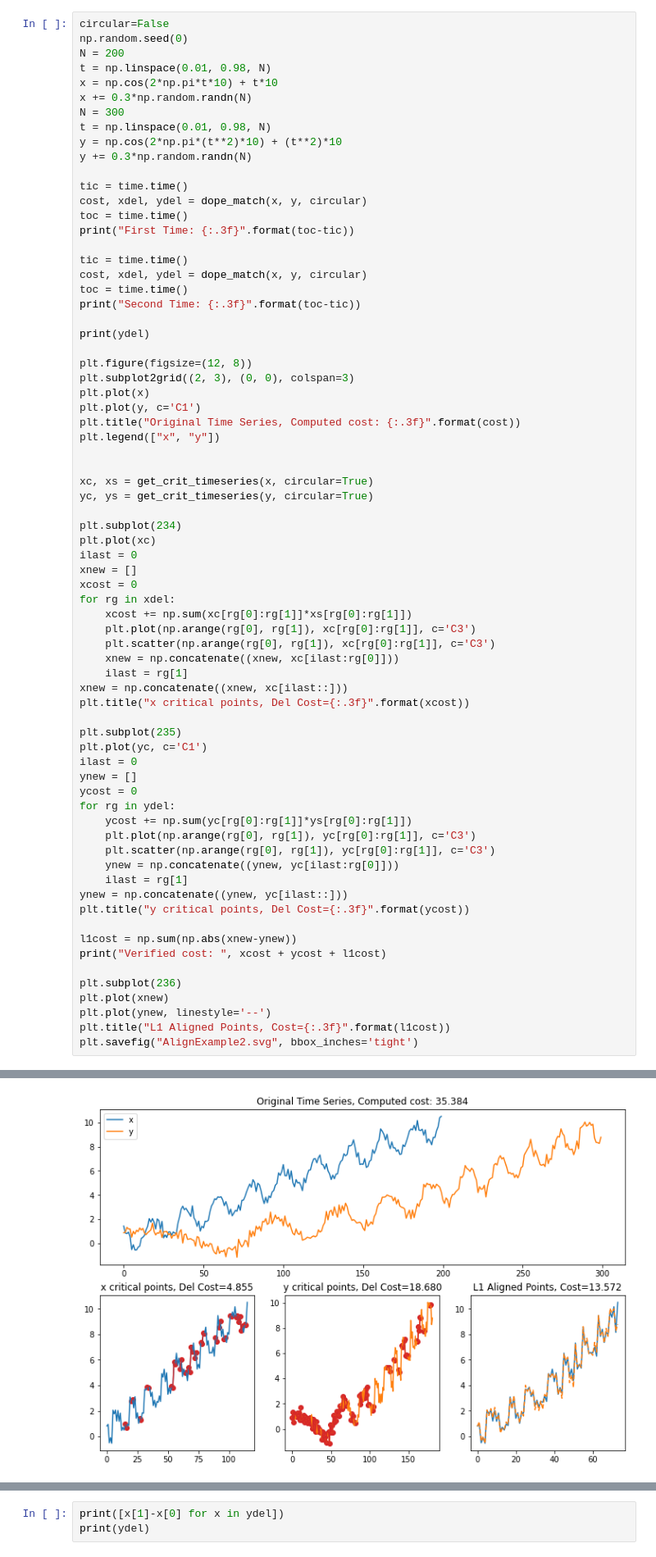
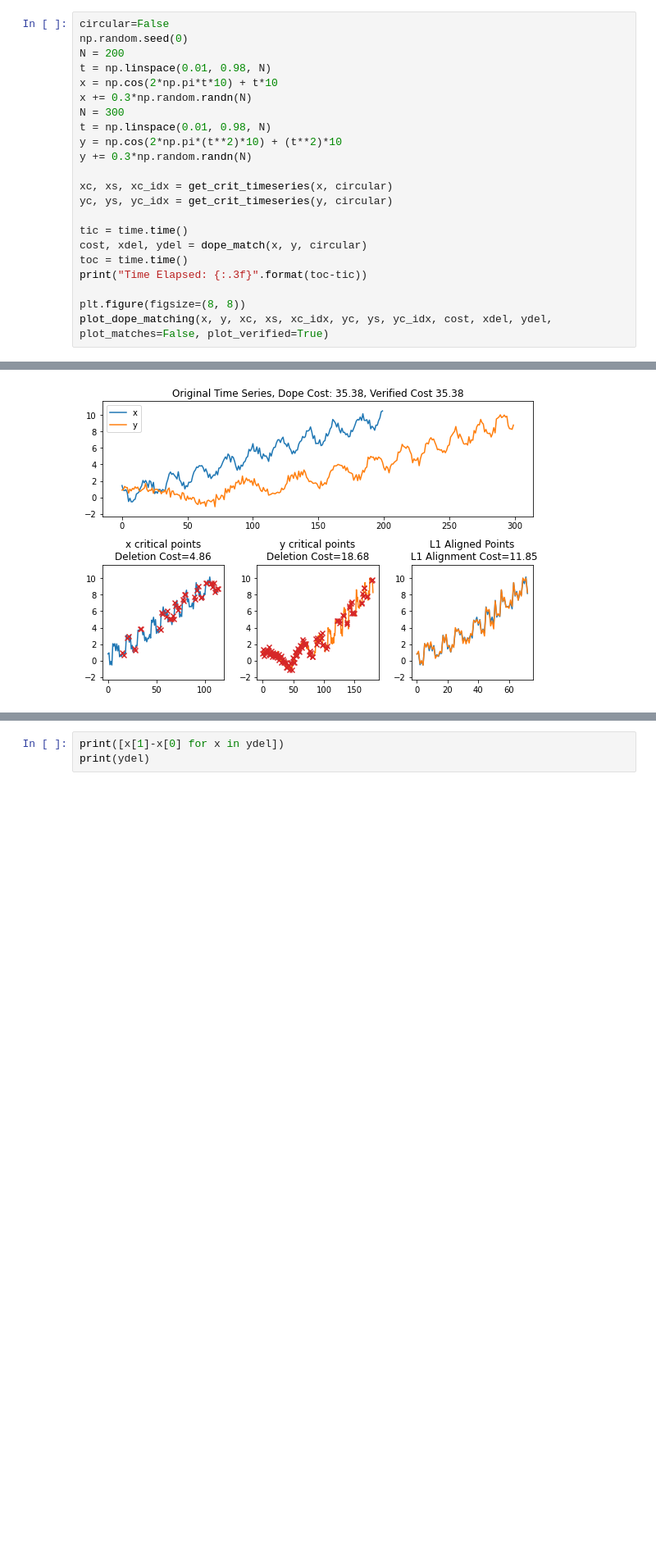
Before and after one commit to UrsinusREU2022MergeTrees/MergeTrees, a Jupyter notebook: notebooks/DOPE_Basics.ipynb, the cells around one changed output, grey strips where cells are left out. Shown: that part at 82% size. Cells and saved outputs as stored; diff of their text form; blank space fills up the shorter version.

Commit message:
Updating DOPE matching figures, and getting rid of some stuff I was doing for informativity plotting before

```diff
--- a/notebooks/DOPE_Basics.ipynb
+++ b/notebooks/DOPE_Basics.ipynb
@@ -21,63 +48,14 @@ t = np.linspace(0.01, 0.98, N)
 y = np.cos(2*np.pi*(t**2)*10) + (t**2)*10
 y += 0.3*np.random.randn(N)
 
-tic = time.time()
-cost, xdel, ydel = dope_match(x, y, circular)
-toc = time.time()
-print("First Time: {:.3f}".format(toc-tic))
+xc, xs, xc_idx = get_crit_timeseries(x, circular)
+yc, ys, yc_idx = get_crit_timeseries(y, circular)
 
 tic = time.time()
 cost, xdel, ydel = dope_match(x, y, circular)
 toc = time.time()
-print("Second Time: {:.3f}".format(toc-tic))
+print("Time Elapsed: {:.3f}".format(toc-tic))
 
-print(ydel)
-
-plt.figure(figsize=(12, 8))
-plt.subplot2grid((2, 3), (0, 0), colspan=3)
-plt.plot(x)
-plt.plot(y, c='C1')
-plt.title("Original Time Series, Computed cost: {:.3f}".format(cost))
-plt.legend(["x", "y"])
-
-
-xc, xs = get_crit_timeseries(x, circular=True)
-yc, ys = get_crit_timeseries(y, circular=True)
-
-plt.subplot(234)
-plt.plot(xc)
-ilast = 0
-xnew = []
-xcost = 0
-for rg in xdel:
-    xcost += np.sum(xc[rg[0]:rg[1]]*xs[rg[0]:rg[1]])
-    plt.plot(np.arange(rg[0], rg[1]), xc[rg[0]:rg[1]], c='C3')
-    plt.scatter(np.arange(rg[0], rg[1]), xc[rg[0]:rg[1]], c='C3')
-    xnew = np.concatenate((xnew, xc[ilast:rg[0]]))
-    ilast = rg[1]
-xnew = np.concatenate((xnew, xc[ilast::]))
-plt.title("x critical points, Del Cost={:.3f}".format(xcost))
-
-plt.subplot(235)
-plt.plot(yc, c='C1')
-ilast = 0
-ynew = []
-ycost = 0
-for rg in ydel:
-    ycost += np.sum(yc[rg[0]:rg[1]]*ys[rg[0]:rg[1]])
-    plt.plot(np.arange(rg[0], rg[1]), yc[rg[0]:rg[1]], c='C3')
-    plt.scatter(np.arange(rg[0], rg[1]), yc[rg[0]:rg[1]], c='C3')
-    ynew = np.concatenate((ynew, yc[ilast:rg[0]]))
-    ilast = rg[1]
-ynew = np.concatenate((ynew, yc[ilast::]))
-plt.title("y critical points, Del Cost={:.3f}".format(ycost))
-
-l1cost = np.sum(np.abs(xnew-ynew))
-print("Verified cost: ", xcost + ycost + l1cost)
-
-plt.subplot(236)
-plt.plot(xnew)
-plt.plot(ynew, linestyle='--')
-plt.title("L1 Aligned Points, Cost={:.3f}".format(l1cost))
-plt.savefig("AlignExample2.svg", bbox_inches='tight')
+plt.figure(figsize=(8, 8))
+plot_dope_matching(x, y, xc, xs, xc_idx, yc, ys, yc_idx, cost, xdel, ydel, plot_matches=False, plot_verified=True)
 # %% [output]
@@ -101,4 +63,4 @@ Verified cost:  37.10691786566679
-[figure, old version]
+[figure, new version]
 # %%
 print("Upper bound: ", np.sum(xc*xs) + np.sum(yc*ys))
 # %% [output]
```
Also changed, not shown: parts of 4 cells of this notebook, 3 other files.
